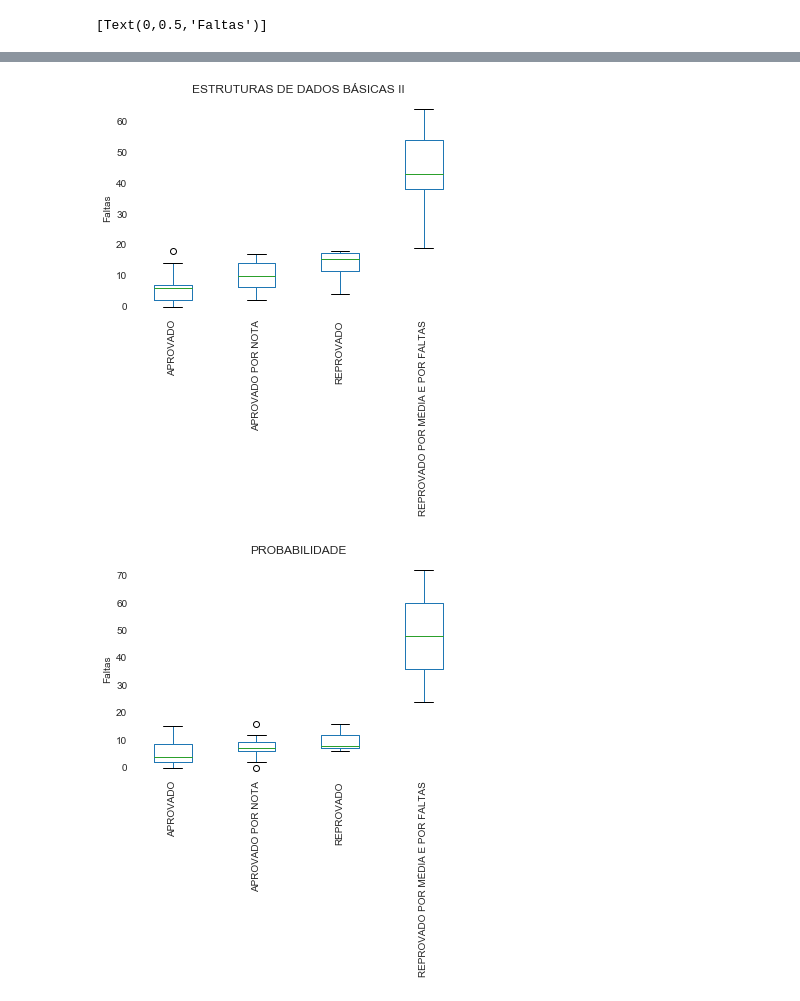
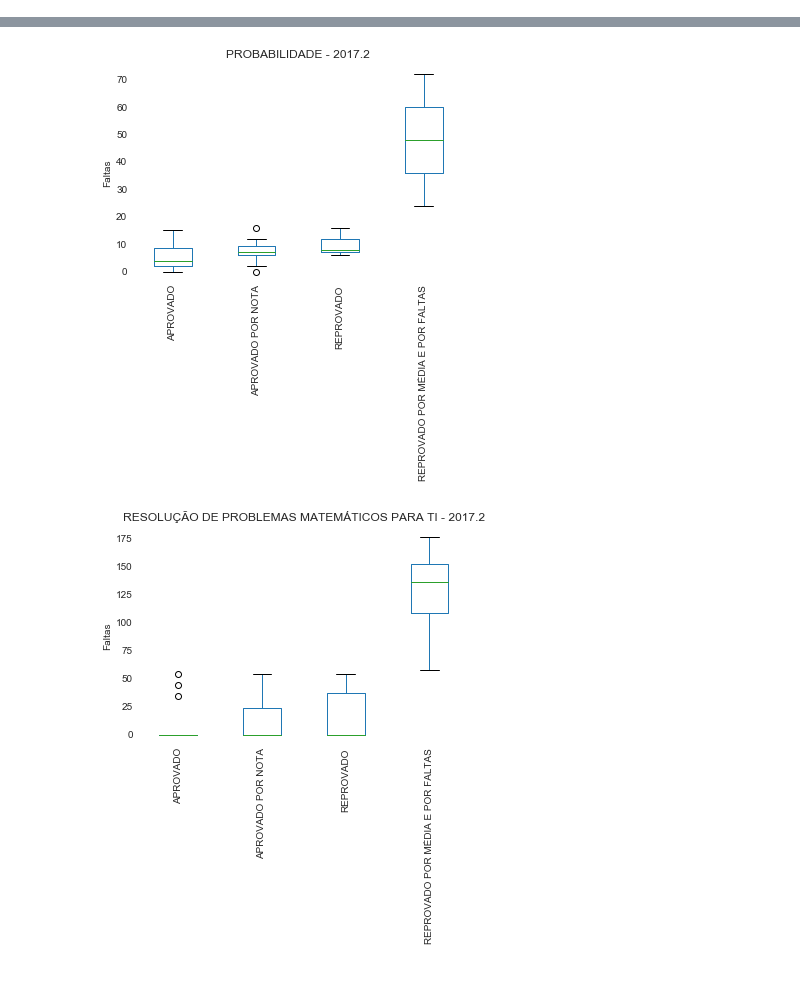
Before and after one commit to GildoAugu/trabalho_probabilidade, a Jupyter notebook: Estudo_Faltas_2.ipynb, the cells around one changed output, grey strips where cells are left out. Cells and saved outputs as stored; diff of their text form; code cells hidden in the pictures.

Commit message:
Gráfico com todas as disciplinas trabalhadas dos 3 semestres anteriores feitos. Faltando apenas os Markdown

```diff
--- a/Estudo_Faltas_2.ipynb
+++ b/Estudo_Faltas_2.ipynb
@@ -50,12 +63,14 @@ notas_2017_1 = pd.read_csv(notas_url_2017_1, sep=';')
 # Esse procedimento é necessário pois o dataframe turma está codificado com ids
 
 # A coluna id_componente precisa ser a mesma em ambos os dataframes
-turmas.rename(columns={'id_componente_curricular': 'id_componente'}, inplace=True)
+turmas_2017_2.rename(columns={'id_componente_curricular': 'id_componente'}, inplace=True)
 turmas_2017_1.rename(columns={'id_componente_curricular': 'id_componente'}, inplace=True)
+turmas_2016_2.rename(columns={'id_componente_curricular': 'id_componente'}, inplace=True)
 
 # id_componente em ambos os dataframes precisam ser do mesmo tipo
-turmas.id_componente = turmas.id_componente.astype(str)
+turmas_2017_2.id_componente = turmas_2017_2.id_componente.astype(str)
 turmas_2017_1.id_componente = turmas_2017_1.id_componente.astype(str)
+turmas_2016_2.id_componente = turmas_2016_2.id_componente.astype(str)
 
 # Limpando o dataframe disciplinas com linhas desnecessárias
 disciplinas = disciplinas[~disciplinas.id_componente.duplicated()]
@@ -68,14 +83,16 @@ disciplinas = disciplinas[disciplinas.unidade_responsavel == 'INSTITUTO METROPOL
 colunas = ["id_turma","codigo","nivel_ensino","nome","unidade_responsavel",
           "situacao_turma","capacidade_aluno","descricao_horario", "ano", "periodo"]
 
-# merge os dois dataframes utilizando como base a coluna id_componenteb
-disciplinas_turma = pd.merge(turmas, disciplinas, on='id_componente')[colunas]
+# Merge os dois dataframes utilizando como base a coluna id_componente.
+disciplinas_turma_2017_2 = pd.merge(turmas_2017_2, disciplinas, on='id_componente')[colunas]
 disciplinas_turma_2017_1 = pd.merge(turmas_2017_1, disciplinas, on='id_componente')[colunas]
+disciplinas_turma_2016_2 = pd.merge(turmas_2016_2, disciplinas, on='id_componente')[colunas]
 # %%
 colunas_relevantes = ["id_turma", "codigo", "nome", "descricao_horario", "ano",
                       "periodo", "media_final", "numero_total_faltas", "descricao", "discente"]
-# Merge de turma com as notas
-notas_turma = pd.merge(disciplinas_turma, notas, on='id_turma')[colunas_relevantes]
+# Merge de turma com as notas dos 3 semestres trabalhados.
+notas_turma_turma_2017_2 = pd.merge(disciplinas_turma_2017_2, notas_2017_2, on='id_turma')[colunas_relevantes]
 notas_turma_turma_2017_1 = pd.merge(disciplinas_turma_2017_1, notas_2017_1, on='id_turma')[colunas_relevantes]
+notas_turma_turma_2016_2 = pd.merge(disciplinas_turma_2016_2, notas_2016_2, on='id_turma')[colunas_relevantes]
 # %%
 %%javascript
@@ -89,46 +106,42 @@ IPython.OutputArea.prototype._should_scroll = function(lines) {
 sns.set_style("whitegrid")
 
 disciplinas = (
+    'ESTRUTURAS DE DADOS BÁSICAS II',
+    'FUNDAMENTOS MATEMÁTICOS DA COMPUTAÇÃO I',
     'FUNDAMENTOS MATEMÁTICOS DA COMPUTAÇÃO II',
     'LINGUAGEM DE PROGRAMAÇÃO I',
     'LINGUAGEM DE PROGRAMAÇÃO II',
-    'FUNDAMENTOS MATEMÁTICOS DA COMPUTAÇÃO I',
+    'PROBABILIDADE',
     'RESOLUÇÃO DE PROBLEMAS MATEMÁTICOS PARA TI',
-    'ESTRUTURAS DE DADOS BÁSICAS II',
-    'PROBABILIDADE',
     'REDES DE COMPUTADORES'
 )
 # Aqui é gerado um dicionário em que a chave é o nome da disciplina e o valor é um dataframe contendo as
 # notas para aquela disciplina. Como a disciplina tem mais de uma unidade, a quantidade de faltas aparece em um
 # numero igual a quantidade de unidades. Para evitar isso e gerar incosistências na análise foi removido esses
 # dados duplicados e deixado apenas um por discente.
-dataframes_notas = {}
+dataframes_notas_2017_2 = {}
 for disciplina in disciplinas:
-    dataframes_notas[disciplina] = notas_turma[notas_turma.nome == disciplina].drop_duplicates('discente')
+    dataframes_notas_2017_2[disciplina] = notas_turma_turma_2017_2[notas_turma_turma_2017_2.nome == disciplina].drop_duplicates('discente')
 
-# Aqui percorremos o dataframes_notas, montado anteriormente, e criamos o dataframe_grupos, que também tem como
+# Aqui percorremos o dataframes_notas_2017_2, montado anteriormente, e criamos o dataframe_grupos, que também tem como
 # chave o nome das disciplinas e um dataframe contendo os grupos de aprovaçoes como colunas.
-dataframes_grupos = {}
-for (disciplina, dataframe) in dataframes_notas.items():
-    lista_status = list(filter(lambda i : i not in ('INDEFERIDO', 'TRANCADO', 'DESISTENCIA', 'EXCLUIDA', 'REPROVADO POR NOTA', 'CANCELADO'), dataframe.descricao.unique()))
-    dataframe_montado = {}
+dataframes_grupos_2017_2 = {}
+for (disciplina, dataframe_2017_2) in dataframes_notas_2017_2.items():
+    lista_status = list(filter(lambda i : i not in ('INDEFERIDO', 'TRANCADO', 'DESISTENCIA', 'EXCLUIDA', 'REPROVADO POR NOTA', 'CANCELADO'), dataframe_2017_2.descricao.unique()))
+    dataframe_montado_2017_2 = {}
     for status in lista_status:
-        dataframe_montado[status] = dataframe[dataframe.descricao == status]['numero_total_faltas']
-    dataframes_grupos[disciplina] = pd.DataFrame.from_dict(dataframe_montado)
+        dataframe_montado_2017_2[status] = dataframe_2017_2[dataframe_2017_2.descricao == status]['numero_total_faltas']
+    dataframes_grupos_2017_2[disciplina] = pd.DataFrame.from_dict(dataframe_montado_2017_2)
 
 # Aqui percorremos o dicionário de dataframes e criamos um gráfico para cada um.
-for disciplina, dataframe in dataframes_grupos.items():
-    ax = dataframe.plot(kind='box', rot=90, title=disciplina)
+for disciplina, dataframe_2017_2 in dataframes_grupos_2017_2.items():
+    ax = dataframe_2017_2.plot(kind='box', rot=90, title=disciplina+' - 2017.2')
     ax.set(ylabel='Faltas')
     ax.grid(False)
     for key, spine in ax.spines.items():
         spine.set_visible(False)
 
-
-
-# Graficos para um dataframe com a junção dos dataframes de todas as disciplinas
-dataframe_todos = pd.concat(dataframes_grupos.values())
-dataframe_todos.plot(kind='box', rot=30, title='TODAS AS DISCIPLINAS').set(ylabel='Faltas')
-#dataframe_todos.plot(kind='kde', rot=30, title='TODAS AS DISCIPLINAS').set(xlabel='Faltas')
+# Concatenação para ser gerado um gráficos para um dataframe com a junção dos dataframes de todas as disciplinas trabalhadas
+# do semestre de 2017.2
+dataframe_todos_2017_2 = pd.concat(dataframes_grupos_2017_2.values())
 # %% [output]
-[Text(0,0.5,'Faltas')]
@@ -140,2 +153,2 @@ dataframe_todos.plot(kind='box', rot=30, title='TODAS AS DISCIPLINAS').set(ylabe
-[figure, old version]
+[figure, new version]
-[figure, old version]
+[figure, new version]
```
Also changed, not shown: parts of 8 cells of this notebook.
